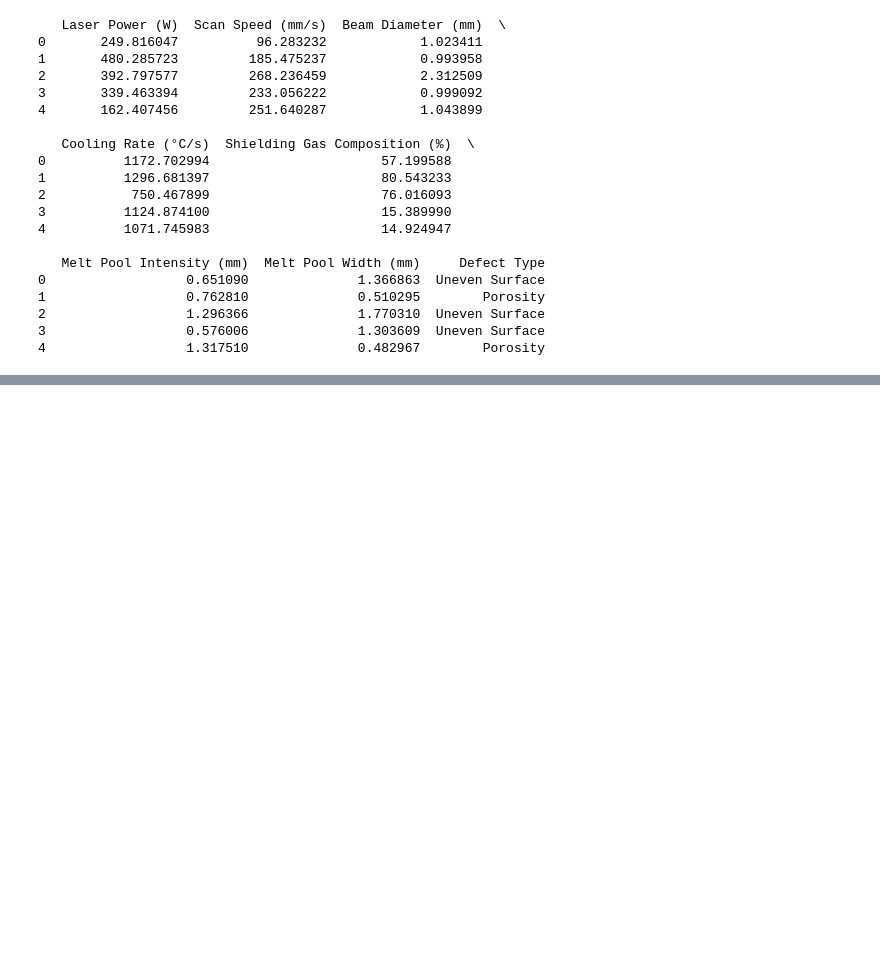
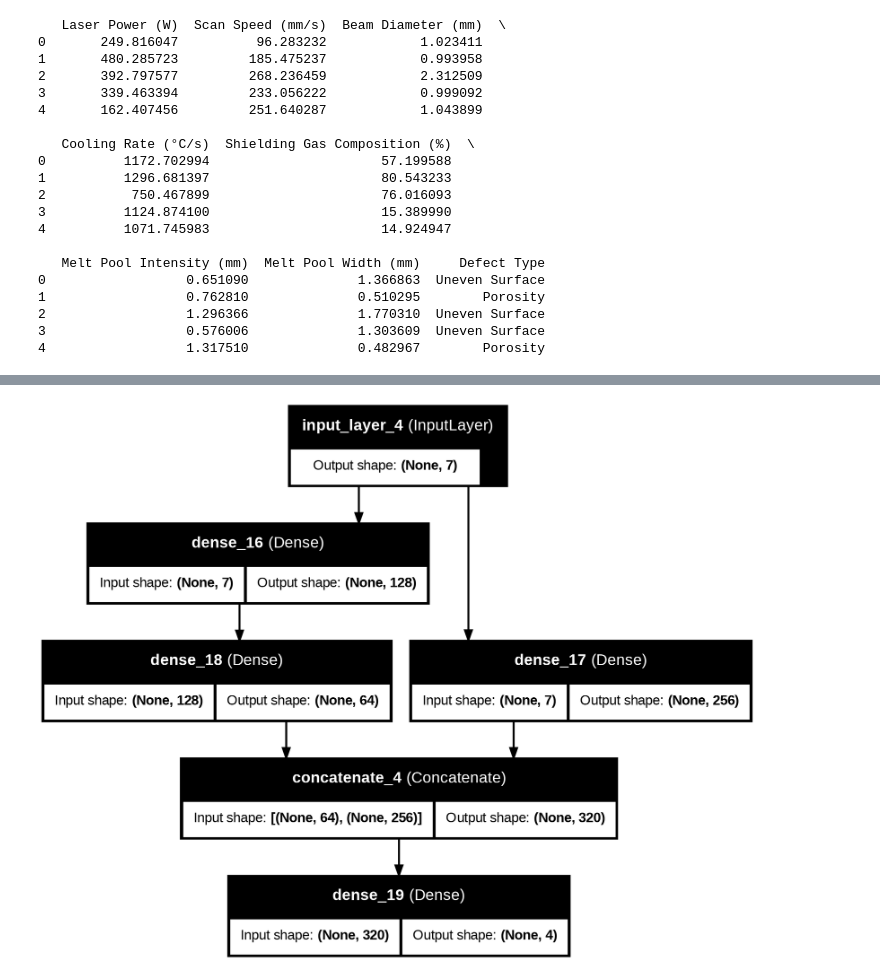
Before and after one commit to DeathSlayer1707/random_gigs, a Jupyter notebook: Raj_classificationmodel.ipynb, the cells around one changed output, grey strips where cells are left out. Cells and saved outputs as stored; diff of their text form; code cells hidden in the pictures; blank space fills up the shorter version.

```diff
--- a/Raj_classificationmodel.ipynb
+++ b/Raj_classificationmodel.ipynb
@@ -79 +97,7 @@ model = Sequential([
+# %%
+from keras.utils import plot_model
+
+plot_model(model,show_shapes=True,show_layer_names=True)
+# %% [output]
+[figure, added]
 # %%
```
Also changed, not shown: parts of 15 cells of this notebook.
